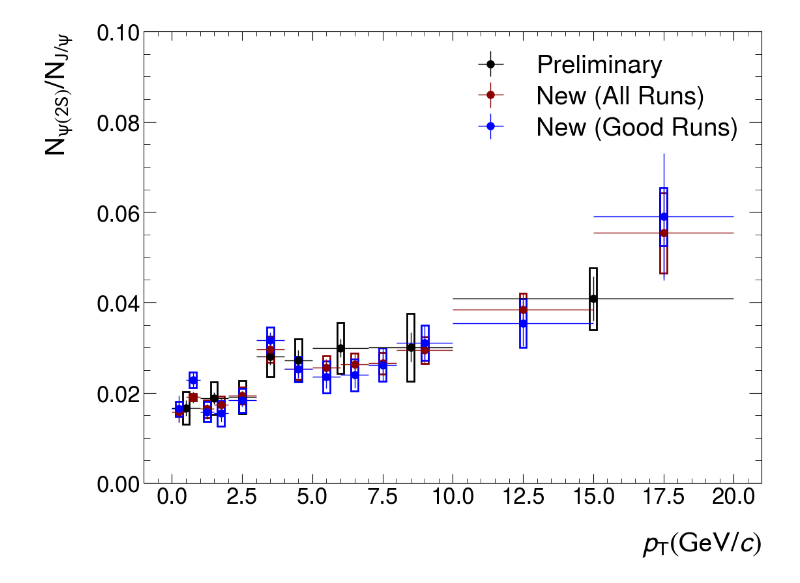
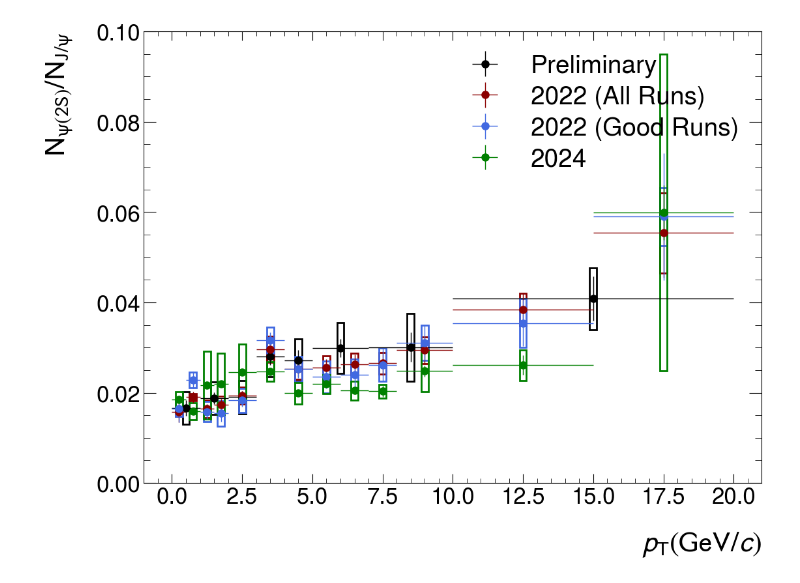
Before and after one commit to lucamicheletti93/dq_run3_analyses, a Jupyter notebook: psi2S_jpsi_ratio/results/plot_singal_extraction_results.ipynb, the cells around one changed output. Saved outputs shown, nothing was run; the diff lists cells and outputs as text; code cells hidden in the pictures.

```diff
--- a/psi2S_jpsi_ratio/results/plot_singal_extraction_results.ipynb
+++ b/psi2S_jpsi_ratio/results/plot_singal_extraction_results.ipynb
@@ -41,32 +42,45 @@ systRatioPsi2sJpsiVsPtPrel = dfRatioPsi2sJpsiVsPtPrel["syst"]
 
 
 dfRatioPsi2sJpsiVsPtGoodRuns = pd.read_csv('/Users/lucamicheletti/GITHUB/dq_fitter/analysis/LHC22_pass7_skimmed/good_runs/pt_dependence/systematic_ratio.txt', sep=' ')
-ptMinGoodRuns = dfRatioPsi2sJpsiVsPtAllRuns["x_min"]
-ptMaxGoodRuns = dfRatioPsi2sJpsiVsPtAllRuns["x_max"]
+ptMinGoodRuns = dfRatioPsi2sJpsiVsPtGoodRuns["x_min"]
+ptMaxGoodRuns = dfRatioPsi2sJpsiVsPtGoodRuns["x_max"]
 ptGoodRuns = (ptMinGoodRuns + ptMaxGoodRuns) / 2.
 errPtGoodRuns = (ptMaxGoodRuns - ptMinGoodRuns) / 2.
 
 ratioPsi2sJpsiVsPtGoodRuns = dfRatioPsi2sJpsiVsPtGoodRuns["val"]
 statRatioPsi2sJpsiVsPtGoodRuns = dfRatioPsi2sJpsiVsPtGoodRuns["stat"]
 systRatioPsi2sJpsiVsPtGoodRuns = dfRatioPsi2sJpsiVsPtGoodRuns["syst"]
+
+
+dfRatioPsi2sJpsiVsPt2024 = pd.read_csv('/Users/lucamicheletti/GITHUB/dq_fitter/analysis/LHC24_pass1_skimmed/pt_dependence_noBkg/systematic_ratio.txt', sep=' ')
+ptMin2024 = dfRatioPsi2sJpsiVsPt2024["x_min"]
+ptMax2024 = dfRatioPsi2sJpsiVsPt2024["x_max"]
+pt2024 = (ptMin2024 + ptMax2024) / 2.
+errPt2024 = (ptMax2024 - ptMin2024) / 2.
+
+ratioPsi2sJpsiVsPt2024 = dfRatioPsi2sJpsiVsPt2024["val"]
+statRatioPsi2sJpsiVsPt2024 = dfRatioPsi2sJpsiVsPt2024["stat"]
+systRatioPsi2sJpsiVsPt2024 = dfRatioPsi2sJpsiVsPt2024["syst"]
 # %%
 # Creating histogram
 fig, ax = plt.subplots()
 plot_syst(ptPrel, 0.125, ratioPsi2sJpsiVsPtPrel, systRatioPsi2sJpsiVsPtPrel, ax, 'black', 2)
 plot_syst(ptAllRuns, 0.125, ratioPsi2sJpsiVsPtAllRuns, systRatioPsi2sJpsiVsPtAllRuns, ax, 'darkred', 2)
-plot_syst(ptGoodRuns, 0.125, ratioPsi2sJpsiVsPtGoodRuns, systRatioPsi2sJpsiVsPtGoodRuns, ax, 'blue', 2)
+plot_syst(ptGoodRuns, 0.125, ratioPsi2sJpsiVsPtGoodRuns, systRatioPsi2sJpsiVsPtGoodRuns, ax, 'royalblue', 2)
+plot_syst(pt2024, 0.125, ratioPsi2sJpsiVsPt2024, systRatioPsi2sJpsiVsPt2024, ax, 'green', 2)
 
 plt.xlabel(r'$\it{p}_{\rm{T}} (\rm{GeV}/\it{c})$')
 plt.ylabel(r'$N_{\psi(\rm{2S})} / N_{\rm{J}/\psi}$')
 plt.ylim(0, 0.10)
 #plt.yscale('log')
 plt.errorbar(ptPrel, ratioPsi2sJpsiVsPtPrel, xerr=errPtPrel, yerr=statRatioPsi2sJpsiVsPtPrel, label="Preliminary", fmt='o', color='black', ecolor='black')
-plt.errorbar(ptAllRuns, ratioPsi2sJpsiVsPtAllRuns, xerr=errPtAllRuns, yerr=statRatioPsi2sJpsiVsPtAllRuns, label="New (All Runs)", fmt='o', color='darkred', ecolor='darkred')
-plt.errorbar(ptGoodRuns, ratioPsi2sJpsiVsPtGoodRuns, xerr=errPtGoodRuns, yerr=statRatioPsi2sJpsiVsPtGoodRuns, label="New (Good Runs)", fmt='o', color='blue', ecolor='blue')
+plt.errorbar(ptAllRuns, ratioPsi2sJpsiVsPtAllRuns, xerr=errPtAllRuns, yerr=statRatioPsi2sJpsiVsPtAllRuns, label="2022 (All Runs)", fmt='o', color='darkred', ecolor='darkred')
+plt.errorbar(ptGoodRuns, ratioPsi2sJpsiVsPtGoodRuns, xerr=errPtGoodRuns, yerr=statRatioPsi2sJpsiVsPtGoodRuns, label="2022 (Good Runs)", fmt='o', color='royalblue', ecolor='royalblue')
+plt.errorbar(pt2024, ratioPsi2sJpsiVsPt2024, xerr=errPt2024, yerr=statRatioPsi2sJpsiVsPt2024, label="2024", fmt='o', color='green', ecolor='green')
 plt.legend(loc='upper right')
 #plt.text(6, 3e5, r'This work, Pb-Pb, $\sqrt{s_{\rm{NN}}} = 5.36 TeV$', fontsize=25)
 #plt.text(6, 1.5e5, r'J/$\psi\rightarrow\mu^{+}\mu^{-}$, 2.5 < y < 4', fontsize=25)
 #plt.savefig("/Users/lucamicheletti/GITHUB/jpsi_flow_run3/figures/sig_jpsi_vs_pt_vs_centrality.pdf", format="pdf", bbox_inches="tight")
 plt.show()
 # %% [output]
-[figure, old version]
+[figure, new version]
```
Also changed, not shown: parts of 2 cells of this notebook, 8 other files.
